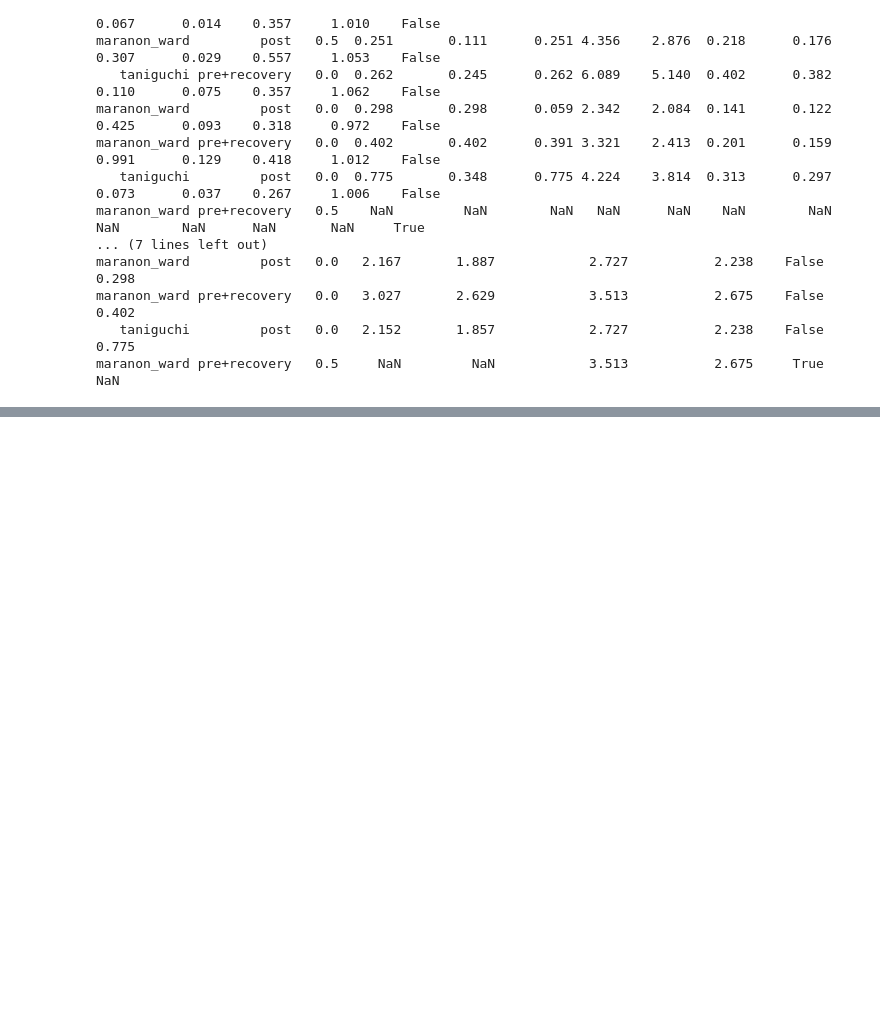
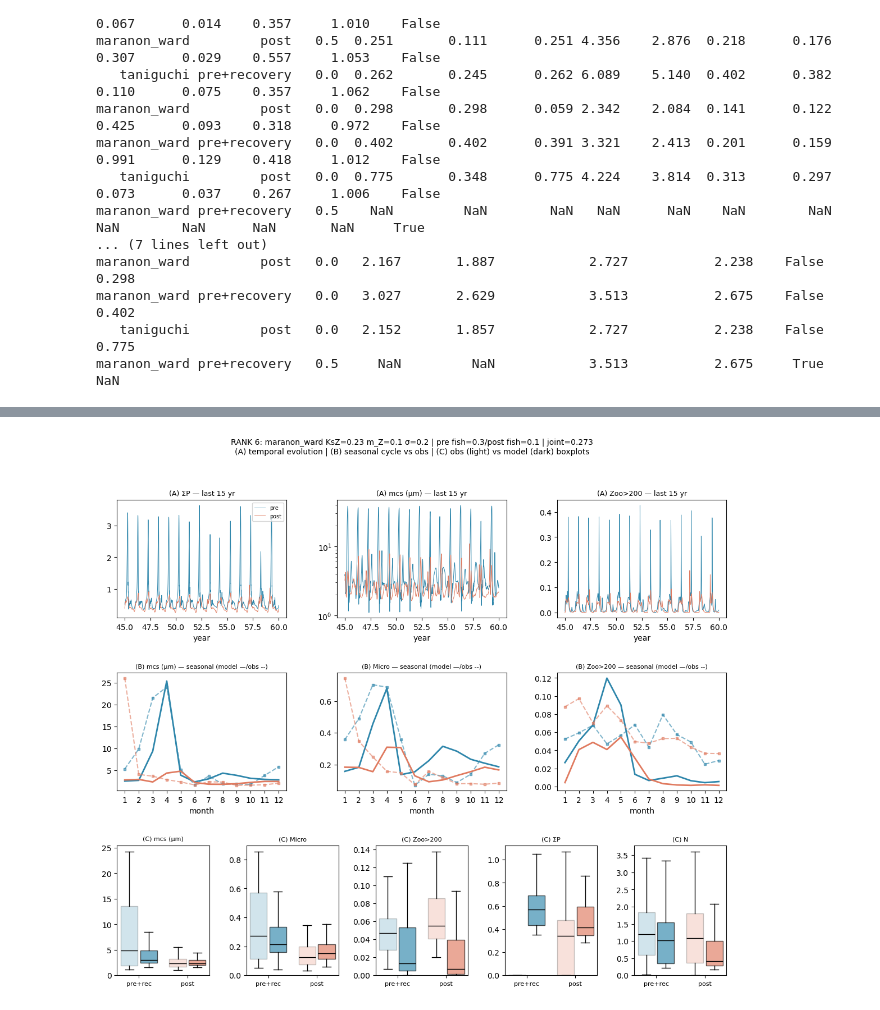
Before and after one commit to ben1post/SSMCariaco, a Jupyter notebook: plots/DynamicalForcing.ipynb, the cells around one changed output, grey strips where cells are left out. Drawn from its saved outputs; the diff is of its cells as text; code cells hidden in the pictures; blank space fills up the shorter version.

```diff
--- a/plots/DynamicalForcing.ipynb
+++ b/plots/DynamicalForcing.ipynb
@@ -602,0 +854,84 @@ print("\n", res.fish_effect().round(3).to_string(index=False))
+# %%
+import numpy as np, pandas as pd, matplotlib.pyplot as plt
+import xso, parscan_utils_extended as pue, seasonal_scan_harness as ssh
+from baseline_r0_seasonal_setups import model_baseline_seasonal, make_seasonal_input_vars, SLIM_OUTPUT_VARS
+from cariaco_obs import DEFAULT_CSV_PATH
+
+RANK = 6                                # <<< the only knob: which top-joint run to inspect
+YEARS, SPINUP = 60, 15
+GEOM = np.array([0.63,6.3,63.0]); binc=['pico_mmolN','nano_mmolN','micro_mmolN']
+_MED = np.cumsum([31,28,31,30,31,30,31,31,30,31,30,31])
+
+# --- rank the graded joints, pick RANK ---
+res = ssh.load_results('seasonal_scan_optimize.pkl')
+df = res.df[~res.df.has_nan.astype(bool)].copy(); P_=['KsZ','m_Z','sigma_log']; rows=[]
+for keys,gd in df.groupby(['construct']+P_):
+    pre=gd[gd.group=='pre+recovery'].set_index('fish'); po=gd[gd.group=='post'].set_index('fish'); best=None
+    for rp in pre.index:
+        for rq in po.index:
+            if rq<=rp:
+                j=max(pre.loc[rp,'score'],po.loc[rq,'score'])
+                if best is None or j<best['joint']: best=dict(joint=j,pre_fish=rp,post_fish=rq)
+    if best: best.update(dict(zip(['cons']+P_,keys))); rows.append(best)
+J=pd.DataFrame(rows).sort_values('joint').reset_index(drop=True); s=J.iloc[RANK]
+print(f"RANK {RANK}/{len(J)-1}: {s.cons} KsZ={s.KsZ} m_Z={s.m_Z} sigma={s.sigma_log} | "
+      f"pre_fish={s.pre_fish} / post_fish={s.post_fish} | joint={s.joint:.3f}")
+
+# --- re-run the selected config (full trajectory), both eras ---
+CON=ssh.allometry(s.cons); FOR=ssh.build_forcings(['pre+recovery','post'])
+def run_traj(f, fish):
+    iv=make_seasonal_input_vars(f['fn'],f['de'],f['t'],fish_rate=float(fish),
+            mu_max=CON['mu_max'],halfsat=CON['halfsat'],m_Z=float(s.m_Z))
+    iv['Grazing'].update({'KsZ':float(s.KsZ),'sigma_log':float(s.sigma_log)})
+    setup=xso.setup(solver='solve_ivp',model=model_baseline_seasonal,time=np.arange(0.,YEARS*365.+1.,1.),
+                    input_vars=iv,output_vars=SLIM_OUTPUT_VARS,solver_kwargs=ssh.SEASONAL_SOLVER_KWARGS)
+    out=pue.run_single_point(model_baseline_seasonal,setup,{})
+    pb,zb=out['Phytoplankton__biomass'],out['Zooplankton__biomass']
+    pdm,zdm=[d for d in pb.dims if d!='time'][0],[d for d in zb.dims if d!='time'][0]
+    Pa=pb.transpose(pdm,'time').values; Za=zb.transpose(zdm,'time').values; ze=out[zdm].values
+    W=pue.compute_sieburth_weights(out[pdm].values); b=W@Pa; sb=b.sum(0); fr=np.divide(b,sb,out=np.full_like(b,np.nan),where=sb>0)
+    return dict(day=out['time'].values,mcs=10**(np.log10(GEOM)@fr),micro=fr[2],sumP=Pa.sum(0),
+                N=out['Nutrient__value'].values,Z200=Za[ze>200].sum(0))
+ERAS=[('pre+recovery',float(s.pre_fish),'#2E86AB'),('post',float(s.post_fish),'#E07A5F')]
+print("re-running 2 × 60 yr ...",flush=True); R={g:run_traj(FOR[g],f) for g,f,_ in ERAS}
+
+# --- obs ---
+o=pd.read_csv(DEFAULT_CSV_PATH,parse_dates=['date'])
+o['e3']=o['date'].dt.year.map(lambda y:'pre' if y<2005 else('post' if y<2014 else 'recovery')); o['mo']=o['date'].dt.month
+tot=o[binc].sum(1); fr=o[binc].div(tot.where(tot>0),axis=0); o['mcs']=10**(fr.values@np.log10(GEOM)); o['micro']=fr['micro_mmolN']; o['sumP']=tot
+GE={'pre+recovery':['pre','recovery'],'post':['post']}; OC={'mcs':'mcs','micro':'micro','Z200':'zoo_gt200_mmolN','N':'NO3_mmolN','sumP':'sumP'}
+obs_box=lambda g,k: o[o['e3'].isin(GE[g])][OC[k]].dropna().values
+obs_clim=lambda g,k: o[o['e3'].isin(GE[g])].dropna(subset=[OC[k]]).groupby('mo')[OC[k]].median().reindex(range(1,13)).values
+def mclim(r,k):
+    m=r['day']>=SPINUP*365; mo=np.clip(np.searchsorted(_MED,np.mod(r['day'][m],365),'right')+1,1,12); v=r[k][m]
+    return np.array([np.nanmean(v[mo==i]) for i in range(1,13)])
+def mbox(r,k):
+    m=r['day']>=SPINUP*365; d=r['day'][m]; v=r[k][m]; mo=np.clip(np.searchsorted(_MED,np.mod(d,365),'right')+1,1,12)
+    ym=(d//365).astype(int)*100+mo; return np.array([np.nanmean(v[ym==u]) for u in np.unique(ym)])
+
+# --- figure: (A) temporal | (B) seasonal cycle vs obs | (C) obs-vs-model boxplots ---
+fig=plt.figure(figsize=(14,11)); gs=fig.add_gridspec(3,1,height_ratios=[1,1,1.1],hspace=0.45)
+gA=gs[0].subgridspec(1,3,wspace=0.3)
+for j,(k,l) in enumerate([('sumP','ΣP'),('mcs','mcs (µm)'),('Z200','Zoo>200')]):
+    ax=fig.add_subplot(gA[j])
+    for g,f,c in ERAS:
+        m=R[g]['day']>=(YEARS-15)*365; ax.plot(R[g]['day'][m]/365,R[g][k][m],color=c,lw=0.7,label=g.split('+')[0])
+    ax.set_title(f'(A) {l} — last 15 yr',fontsize=9); ax.set_xlabel('year'); ax.set_yscale('log') if k=='mcs' else None
+    if j==0: ax.legend(fontsize=7)
+gB=gs[1].subgridspec(1,3,wspace=0.3)
+for j,(k,l) in enumerate([('mcs','mcs (µm)'),('micro','Micro'),('Z200','Zoo>200')]):
+    ax=fig.add_subplot(gB[j])
+    for g,f,c in ERAS:
+        ax.plot(range(1,13),mclim(R[g],k),'-',color=c,lw=2); ax.plot(range(1,13),obs_clim(g,k),'--s',color=c,ms=3,alpha=0.6)
+    ax.set_title(f'(B) {l} — seasonal (model —/obs --)',fontsize=8); ax.set_xticks(range(1,13)); ax.set_xlabel('month')
+gC=gs[2].subgridspec(1,5,wspace=0.4)
+for j,(k,l) in enumerate([('mcs','mcs (µm)'),('micro','Micro'),('Z200','Zoo>200'),('sumP','ΣP'),('N','N')]):
+    ax=fig.add_subplot(gC[j]); data=[]; pos=[]; cols=[]
+    for i,(g,f,c) in enumerate(ERAS): data+=[obs_box(g,k),mbox(R[g],k)]; pos+=[i*2,i*2+0.8]; cols+=[c,c]
+    bp=ax.boxplot(data,positions=pos,widths=0.7,patch_artist=True,showfliers=False,medianprops=dict(color='k'))
+    for pch,c,mod in zip(bp['boxes'],cols,[0,1,0,1]): pch.set_facecolor(c); pch.set_alpha(0.65 if mod else 0.22)
+    ax.set_xticks([0.4,2.4]); ax.set_xticklabels(['pre+rec','post'],fontsize=8); ax.set_title(f'(C) {l}',fontsize=8); ax.set_ylim(bottom=0)
+fig.suptitle(f'RANK {RANK}: {s.cons} KsZ={s.KsZ} m_Z={s.m_Z} σ={s.sigma_log} | pre fish={s.pre_fish}/post fish={s.post_fish} | joint={s.joint:.3f}'
+             f'\n(A) temporal evolution | (B) seasonal cycle vs obs | (C) obs (light) vs model (dark) boxplots',fontsize=10)
+plt.show()
+# %% [output]
@@ -602,0 +940 @@ print("\n", res.fish_effect().round(3).to_string(index=False))
+[figure, added]
```
Also changed, not shown: parts of 9 cells of this notebook, 7 other files.
